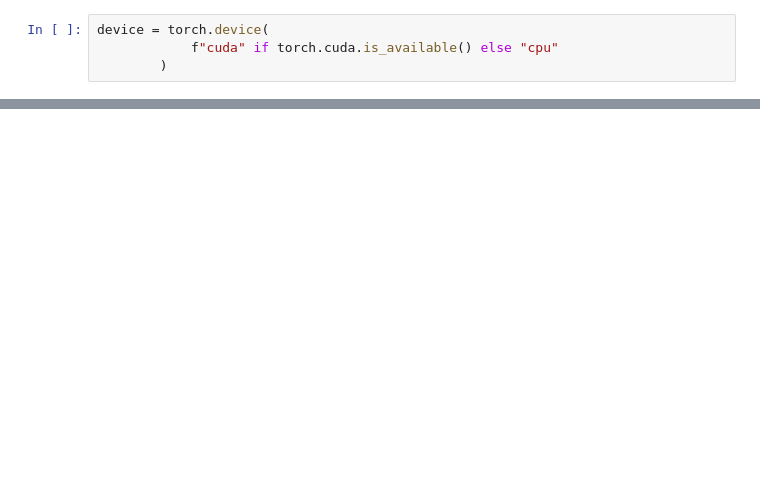
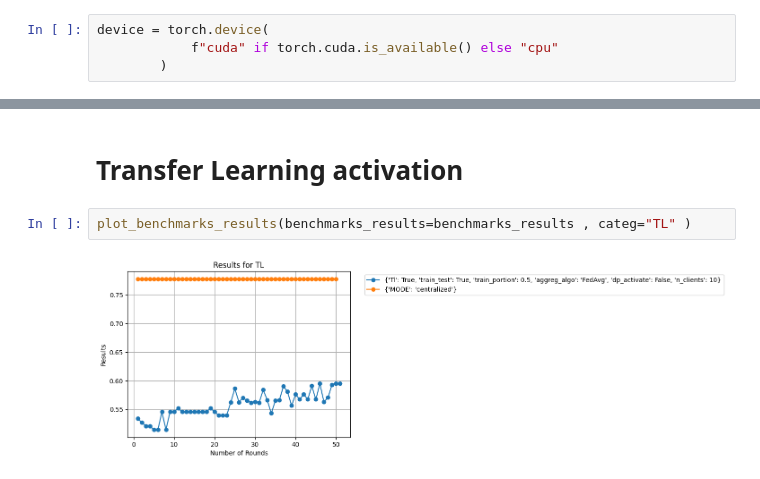
Before and after one commit to MEDomics-UdeS/MEDfl, a Jupyter notebook: notebooks/banchmarking/MEDfl_benchmarks.ipynb, the cells around one changed output, grey strips where cells are left out. Cells and saved outputs as stored; diff of their text form; blank space fills up the shorter version.

Commit message:
working on the benchmarks

```diff
--- a/notebooks/banchmarking/MEDfl_benchmarks.ipynb
+++ b/notebooks/banchmarking/MEDfl_benchmarks.ipynb
@@ -552,0 +742,6 @@ plot_benchmarks_results(benchmarks_results=benchmarks_results , categ="n_clients
+# %% [markdown]
+# Transfer Learning activation
+# %%
+plot_benchmarks_results(benchmarks_results=benchmarks_results , categ="TL" )
+# %% [output]
+[figure, added]
```
Also changed, not shown: parts of 17 cells of this notebook, 32 other files.
